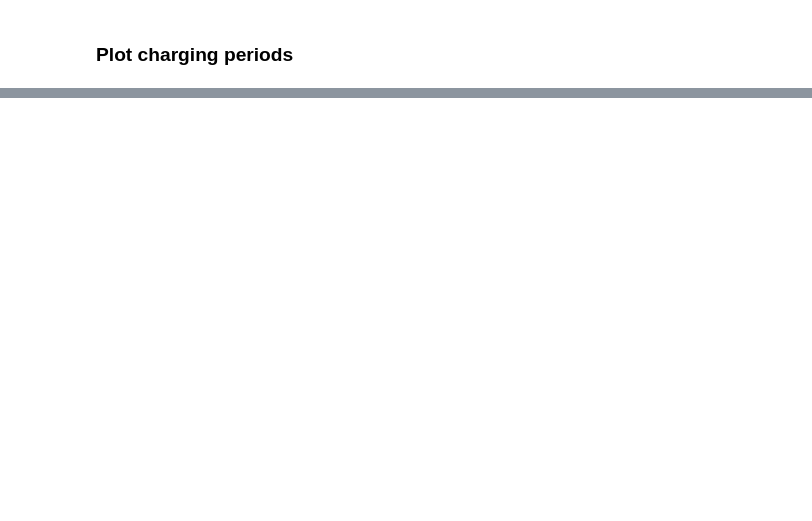
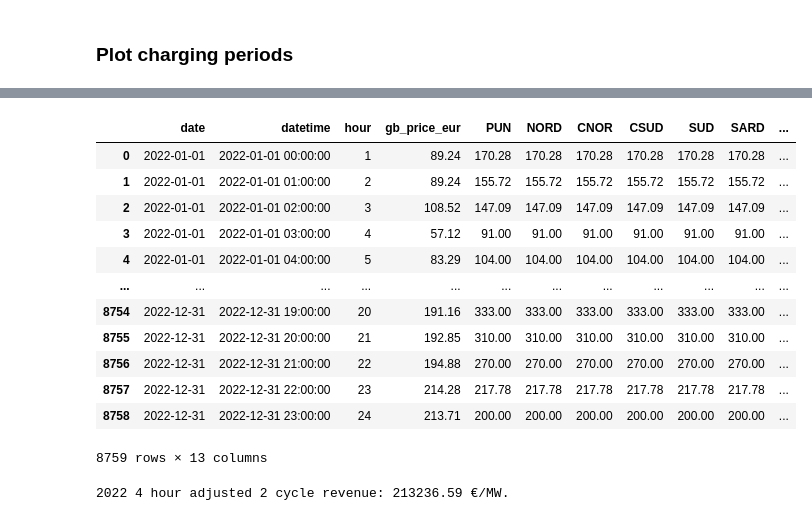
Before and after one commit to asadiceccarelli/italian-wholesale, a Jupyter notebook: scripts/daily_price_profiles.ipynb, the cells around one changed output, grey strips where cells are left out. Cells and saved outputs as stored; diff of their text form; code cells hidden in the pictures; blank space fills up the shorter version.

```diff
--- a/scripts/daily_price_profiles.ipynb
+++ b/scripts/daily_price_profiles.ipynb
@@ -198,0 +223,8 @@ fig
+# %%
+price_df = pd.read_csv('../data/clean_data/wholesale_price_2022.csv', index_col=0)
+price_df = price_df[['date', 'datetime', 'hour', 'gb_price_eur', 'PUN', 'NORD', 'CNOR', 'CSUD', 'SUD', 'SARD', 'SICI']]
+price_df.date = pd.to_datetime(price_df.date)
+price_df['month'] = price_df.date.dt.month
+price_winter = price_df.loc[(price_df.month <= 1) | (price_df.month >= 11)].copy()
+price_summer = price_df.loc[(price_df.month > 1) & (price_df.month < 11)].copy()
+price_summer.head()
@@ -198,0 +247,10 @@ fig
+# %%
+def hour_to_period_summer(hour):
+    if 3 <= hour <= 6: return 'charge_1'
+    elif 8 <= hour <= 11: return 'discharge_1'
+    elif 13 <= hour <= 16: return 'charge_2'
+    elif 19 <= hour <= 22: return 'discharge_2'
+    else: return 'no_flow'
+
+price_summer['flow'] = price_summer.hour.apply(hour_to_period_summer)
+price_summer.head()
@@ -198,0 +264,10 @@ fig
+# %%
+def hour_to_period_winter(hour):
+    if 3 <= hour <= 6: return 'charge_1'
+    elif 8 <= hour <= 11: return 'discharge_1'
+    elif 12 <= hour <= 15: return 'charge_2'
+    elif 17 <= hour <= 20: return 'discharge_2'
+    else: return 'no_flow'
+
+price_winter['flow'] = price_winter.hour.apply(hour_to_period_winter)
+price_winter.head()
@@ -198,0 +281,24 @@ fig
+# %%
+prices_adjusted = pd.concat([price_winter, price_summer], axis=0).sort_values(['date', 'hour'])
+prices_adjusted
+# %% [output]
+|  | date | datetime | hour | gb_price_eur | PUN | NORD | CNOR | CSUD | SUD | SARD | ... |
+| 0 | 2022-01-01 | 2022-01-01 00:00:00 | 1 | 89.24 | 170.28 | 170.28 | 170.28 | 170.28 | 170.28 | 170.28 | ... |
+| 1 | 2022-01-01 | 2022-01-01 01:00:00 | 2 | 89.24 | 155.72 | 155.72 | 155.72 | 155.72 | 155.72 | 155.72 | ... |
+| 2 | 2022-01-01 | 2022-01-01 02:00:00 | 3 | 108.52 | 147.09 | 147.09 | 147.09 | 147.09 | 147.09 | 147.09 | ... |
+| 3 | 2022-01-01 | 2022-01-01 03:00:00 | 4 | 57.12 | 91.00 | 91.00 | 91.00 | 91.00 | 91.00 | 91.00 | ... |
+| 4 | 2022-01-01 | 2022-01-01 04:00:00 | 5 | 83.29 | 104.00 | 104.00 | 104.00 | 104.00 | 104.00 | 104.00 | ... |
+| ... | ... | ... | ... | ... | ... | ... | ... | ... | ... | ... | ... |
+| 8754 | 2022-12-31 | 2022-12-31 19:00:00 | 20 | 191.16 | 333.00 | 333.00 | 333.00 | 333.00 | 333.00 | 333.00 | ... |
+| 8755 | 2022-12-31 | 2022-12-31 20:00:00 | 21 | 192.85 | 310.00 | 310.00 | 310.00 | 310.00 | 310.00 | 310.00 | ... |
+| 8756 | 2022-12-31 | 2022-12-31 21:00:00 | 22 | 194.88 | 270.00 | 270.00 | 270.00 | 270.00 | 270.00 | 270.00 | ... |
+| 8757 | 2022-12-31 | 2022-12-31 22:00:00 | 23 | 214.28 | 217.78 | 217.78 | 217.78 | 217.78 | 217.78 | 217.78 | ... |
+| 8758 | 2022-12-31 | 2022-12-31 23:00:00 | 24 | 213.71 | 200.00 | 200.00 | 200.00 | 200.00 | 200.00 | 200.00 | ... |
+8759 rows × 13 columns
+# %%
+charging_cost = prices_adjusted.loc[(prices_adjusted.flow == 'charge_1') | (prices_adjusted.flow == 'charge_2')].PUN.sum()
+discharging_income = prices_adjusted.loc[(prices_adjusted.flow == 'discharge_1') | (prices_adjusted.flow == 'discharge_2')].PUN.sum()
+revenue = discharging_income - charging_cost
+print(f'2022 4 hour adjusted 2 cycle revenue: {round(revenue, 2)} €/MW.')
+# %% [output]
+2022 4 hour adjusted 2 cycle revenue: 213236.59 €/MW.
```
Also changed, not shown: parts of 19 cells of this notebook, 9 other files.
